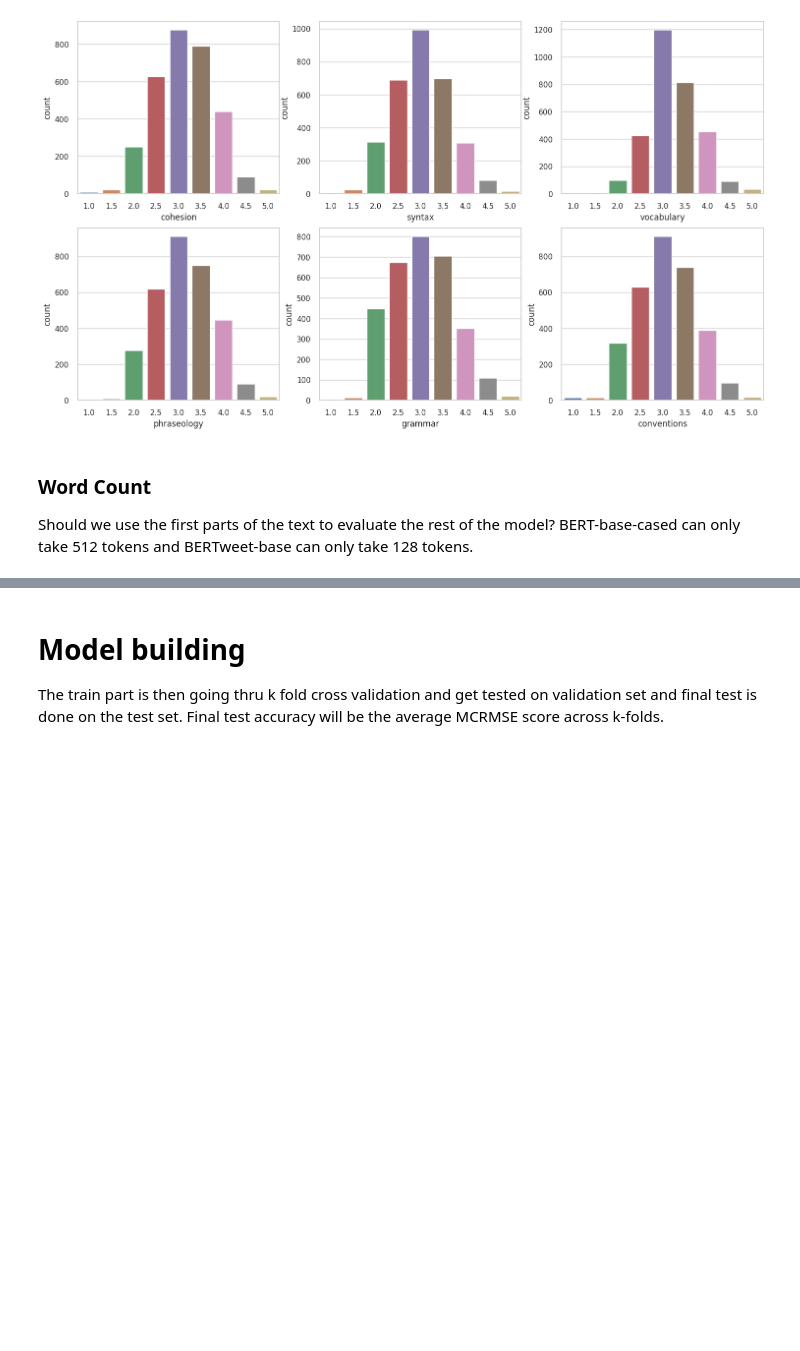
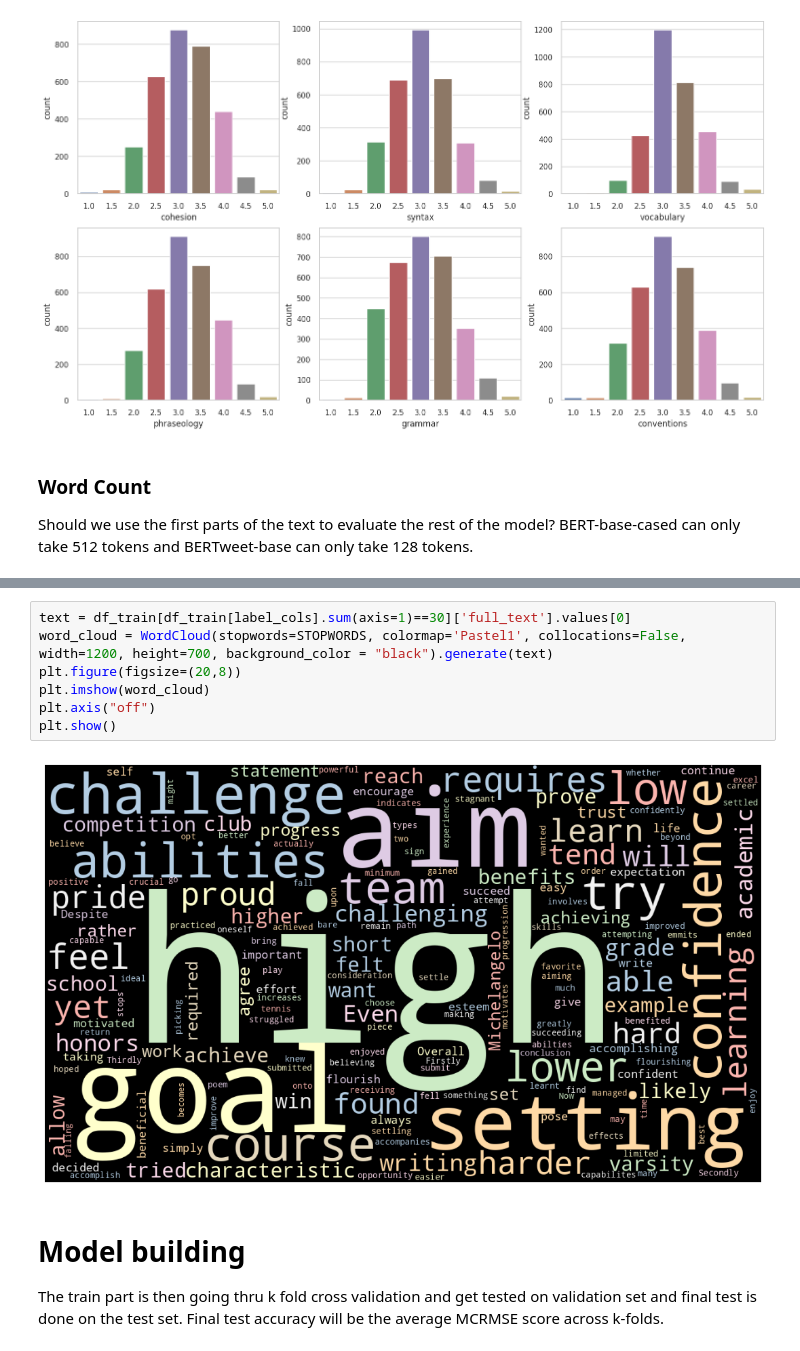
Before and after one commit to srilamaiti/spring_2023_w266_final_project_heesuk_iris_srila, a Jupyter notebook: W266_essay_evaluation_final.ipynb, the cells around one changed output, grey strips where cells are left out. Cells and saved outputs as stored; diff of their text form; blank space fills up the shorter version.

```diff
--- a/W266_essay_evaluation_final.ipynb
+++ b/W266_essay_evaluation_final.ipynb
@@ -556,3 +626,12 @@ plt.show()
+# %%
+text = df_train[df_train[label_cols].sum(axis=1)==30]['full_text'].values[0]
+word_cloud = WordCloud(stopwords=STOPWORDS, colormap='Pastel1', collocations=False, width=1200, height=700, background_color = "black").generate(text)
+plt.figure(figsize=(20,8))
+plt.imshow(word_cloud)
+plt.axis("off")
+plt.show()
+# %% [output]
+[figure, added]
 # %% [markdown]
 # **Model building**
 
```
Also changed, not shown: parts of 8 cells of this notebook.
